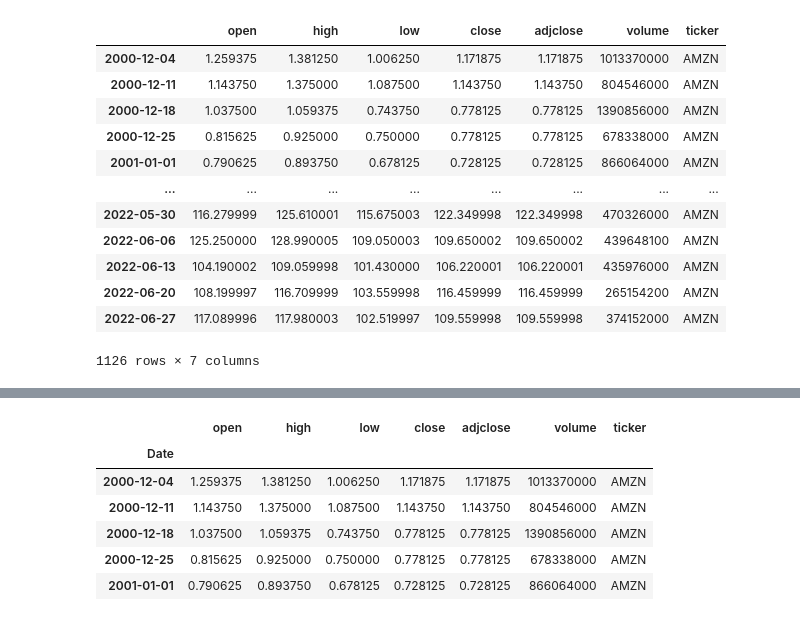
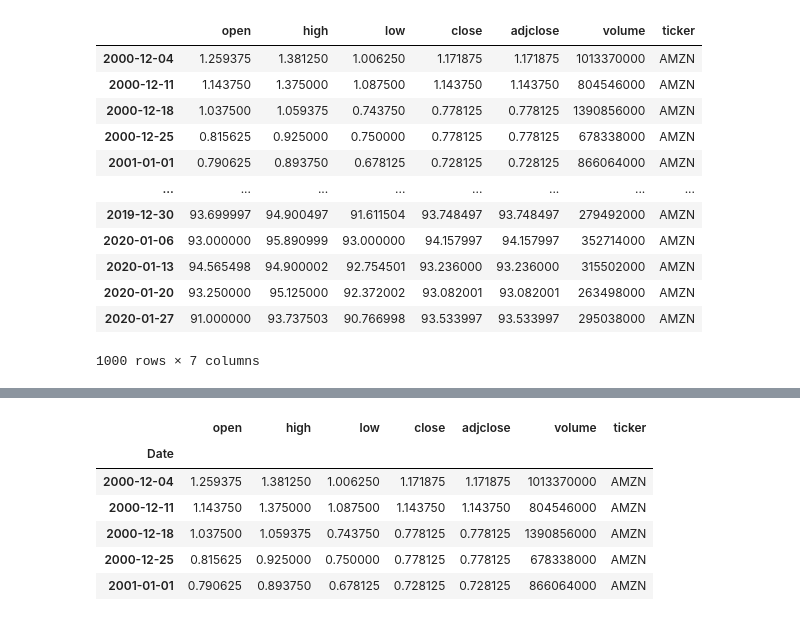
Before and after one commit to Martamorningham/Final_Project, a Jupyter notebook: AMZN_Stock_Trends.ipynb, the cells around one changed output, grey strips where cells are left out. Cells and saved outputs as stored; diff of their text form; code cells hidden in the pictures.

```diff
--- a/AMZN_Stock_Trends.ipynb
+++ b/AMZN_Stock_Trends.ipynb
@@ -25,17 +55,17 @@ from yahoo_fin.stock_info import get_data
 # %%
-amzn_weekly= get_data("amzn", start_date="12/04/2000", end_date="07/04/2022", index_as_date = True, interval="1wk")
-amzn_weekly
+amzn2000_2020= get_data("amzn", start_date="12/04/2000", end_date="01/31/2020", index_as_date = True, interval="1wk")
+amzn2000_2020
 # %% [output]
 |  | open | high | low | close | adjclose | volume | ticker |
 | 2000-12-04 | 1.259375 | 1.381250 | 1.006250 | 1.171875 | 1.171875 | 1013370000 | AMZN |
 | 2000-12-11 | 1.143750 | 1.375000 | 1.087500 | 1.143750 | 1.143750 | 804546000 | AMZN |
 | 2000-12-18 | 1.037500 | 1.059375 | 0.743750 | 0.778125 | 0.778125 | 1390856000 | AMZN |
 | 2000-12-25 | 0.815625 | 0.925000 | 0.750000 | 0.778125 | 0.778125 | 678338000 | AMZN |
 | 2001-01-01 | 0.790625 | 0.893750 | 0.678125 | 0.728125 | 0.728125 | 866064000 | AMZN |
 | ... | ... | ... | ... | ... | ... | ... | ... |
-| 2022-05-30 | 116.279999 | 125.610001 | 115.675003 | 122.349998 | 122.349998 | 470326000 | AMZN |
-| 2022-06-06 | 125.250000 | 128.990005 | 109.050003 | 109.650002 | 109.650002 | 439648100 | AMZN |
-| 2022-06-13 | 104.190002 | 109.059998 | 101.430000 | 106.220001 | 106.220001 | 435976000 | AMZN |
-| 2022-06-20 | 108.199997 | 116.709999 | 103.559998 | 116.459999 | 116.459999 | 265154200 | AMZN |
-| 2022-06-27 | 117.089996 | 117.980003 | 102.519997 | 109.559998 | 109.559998 | 374152000 | AMZN |
+| 2019-12-30 | 93.699997 | 94.900497 | 91.611504 | 93.748497 | 93.748497 | 279492000 | AMZN |
+| 2020-01-06 | 93.000000 | 95.890999 | 93.000000 | 94.157997 | 94.157997 | 352714000 | AMZN |
+| 2020-01-13 | 94.565498 | 94.900002 | 92.754501 | 93.236000 | 93.236000 | 315502000 | AMZN |
+| 2020-01-20 | 93.250000 | 95.125000 | 92.372002 | 93.082001 | 93.082001 | 263498000 | AMZN |
+| 2020-01-27 | 91.000000 | 93.737503 | 90.766998 | 93.533997 | 93.533997 | 295038000 | AMZN |
-1126 rows × 7 columns
+1000 rows × 7 columns
```
Also changed, not shown: parts of 16 cells of this notebook.
